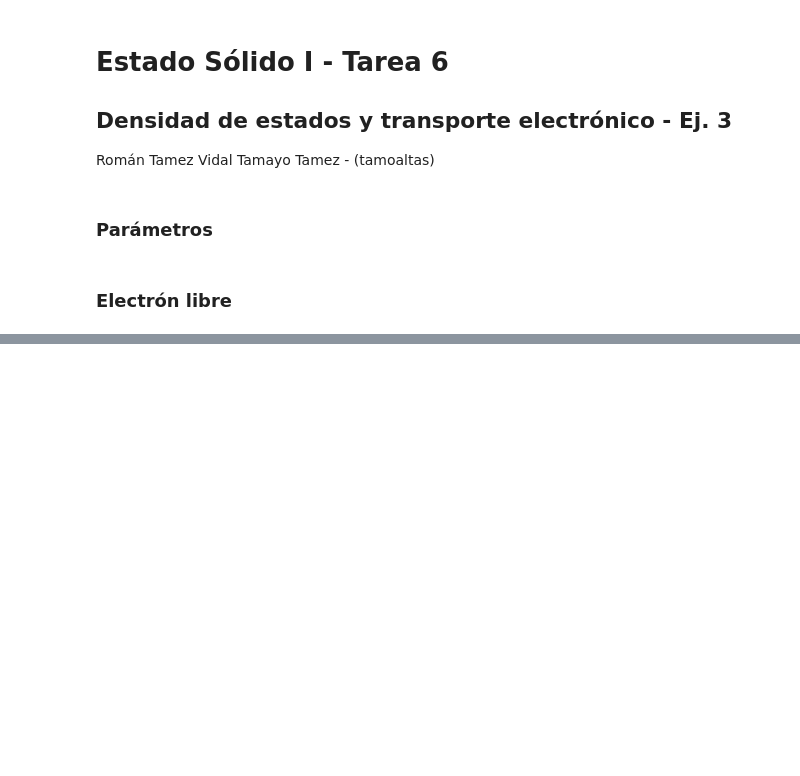
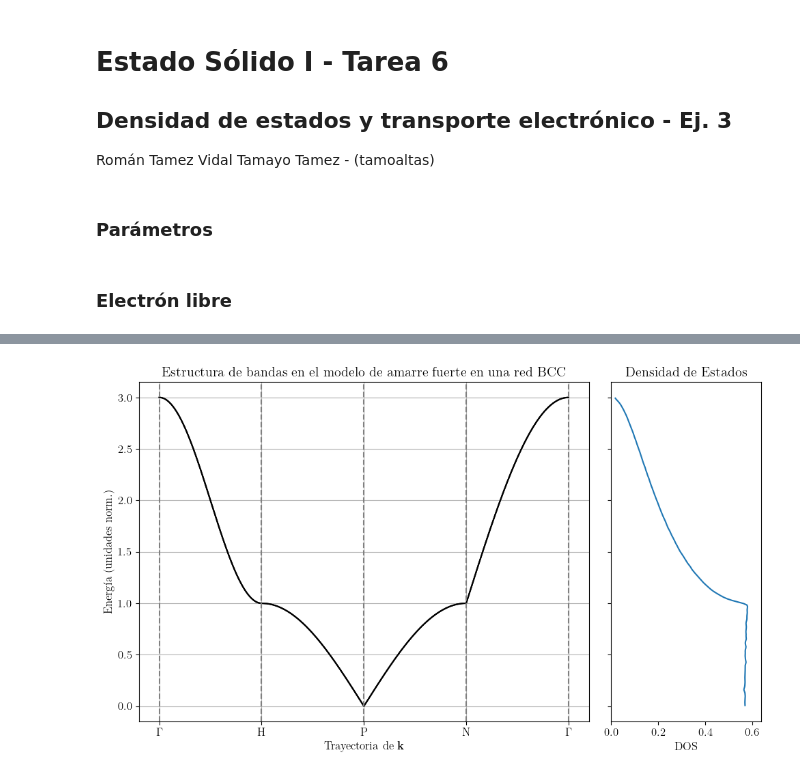
Before and after one commit to tamoaltas/FIS-COMP, a Jupyter notebook: otros/bandas.ipynb, the cells around one changed output, grey strips where cells are left out. Cells and saved outputs as stored; diff of their text form; code cells hidden in the pictures; blank space fills up the shorter version.

```diff
--- a/otros/bandas.ipynb
+++ b/otros/bandas.ipynb
@@ -111,0 +125,37 @@ grapher(k_dist, bands, labels, "Estructura de Bandas para el electrón libre en
+# %%
+def grapher2(k_dist, bands, energias_bandas, title):
+    fig, ax = plt.subplots(1, 2, figsize=(10, 6), gridspec_kw={'width_ratios': [3, 1]}, sharey=True)
+
+    # Gráficas estructura de bandas
+    ax[0].plot(k_dist, bands[0], color='black')
+    for band in bands:
+        ax[0].plot(k_dist, band, color='black')
+
+    # --------------  FORMATO  --------------
+    indices = [i*(num_p-1) for i in range(len(sym_points))]
+    ticks = [k_dist[i] for i in indices]
+    ax[0].set_xticks(ticks,labels)
+    for t in ticks:
+        ax[0].axvline(x=t, color='gray', linestyle='--')
+
+    ax[0].set_xlabel(r'Trayectoria de $\mathbf{k}$')
+    ax[0].set_ylabel("Energía (unidades norm.)")
+    ax[0].set_title(title)
+    ax[0].grid()
+    # ---------------------------------------
+
+    # Gráficas densidad de estados
+    num_bins = 200
+    for e_banda in energias_bandas:
+        # Se cuenta el número de energías en cierto rango
+        dos, bins = np.histogram(e_banda, bins=num_bins, density=True)
+        dos = gaussian_filter1d(dos, sigma=sigma)  # Smoothed DOS
+        bin_centers = 0.5 * (bins[:-1] + bins[1:])
+        ax[1].plot(dos, bin_centers)
+
+    ax[1].set_xlabel('DOS')
+    ax[1].set_title('Densidad de Estados')
+    ax[1].set_xlim(0, max(dos) * 1.1)
+
+    plt.tight_layout()
+    plt.show()
@@ -122,0 +185,8 @@ grapher(k_dist, bands, labels, "Estructura de Bandas en el modelo de tight bindi
+# %%
+E = np.array([E_tight_binding(k) for k in tqdm(k_points)])
+# %%
+energias_bandas = [E[(E >= 0) & (E <= 3)]]
+
+grapher2(k_dist, bands, energias_bandas, "Estructura de bandas en el modelo de amarre fuerte en una red BCC")
+# %% [output]
+[figure, added]
```
Also changed, not shown: parts of 11 cells of this notebook, 2 other files.
